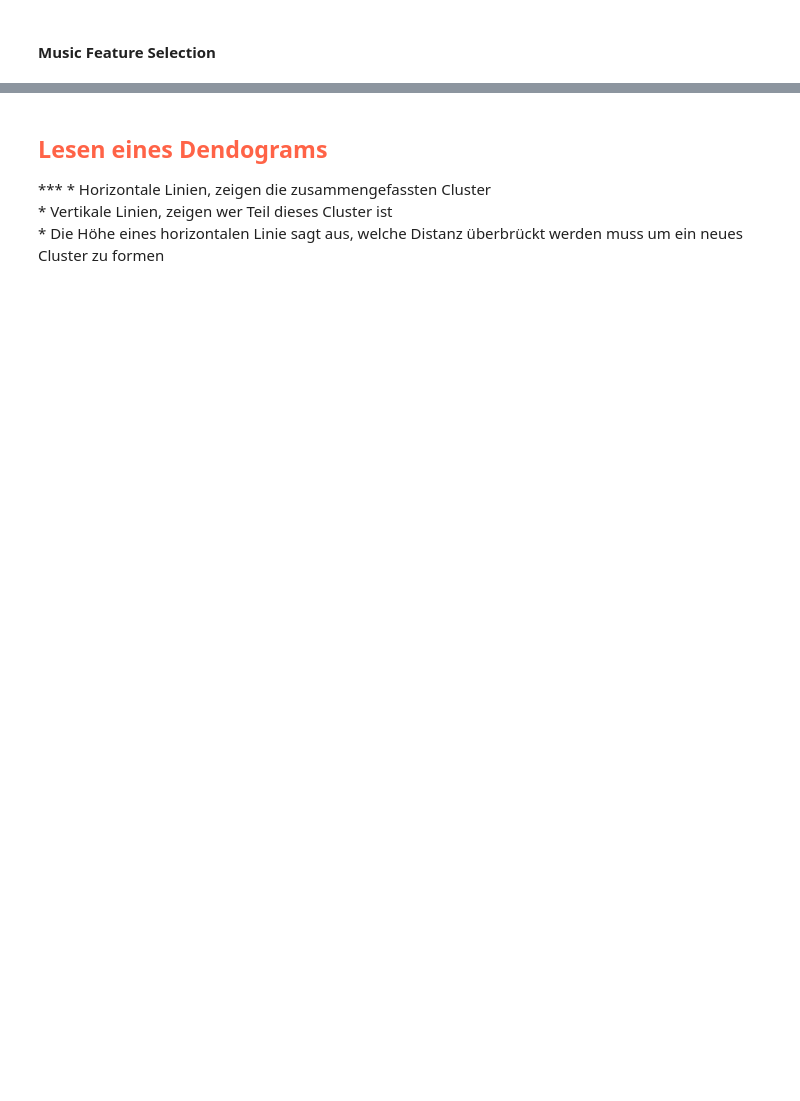
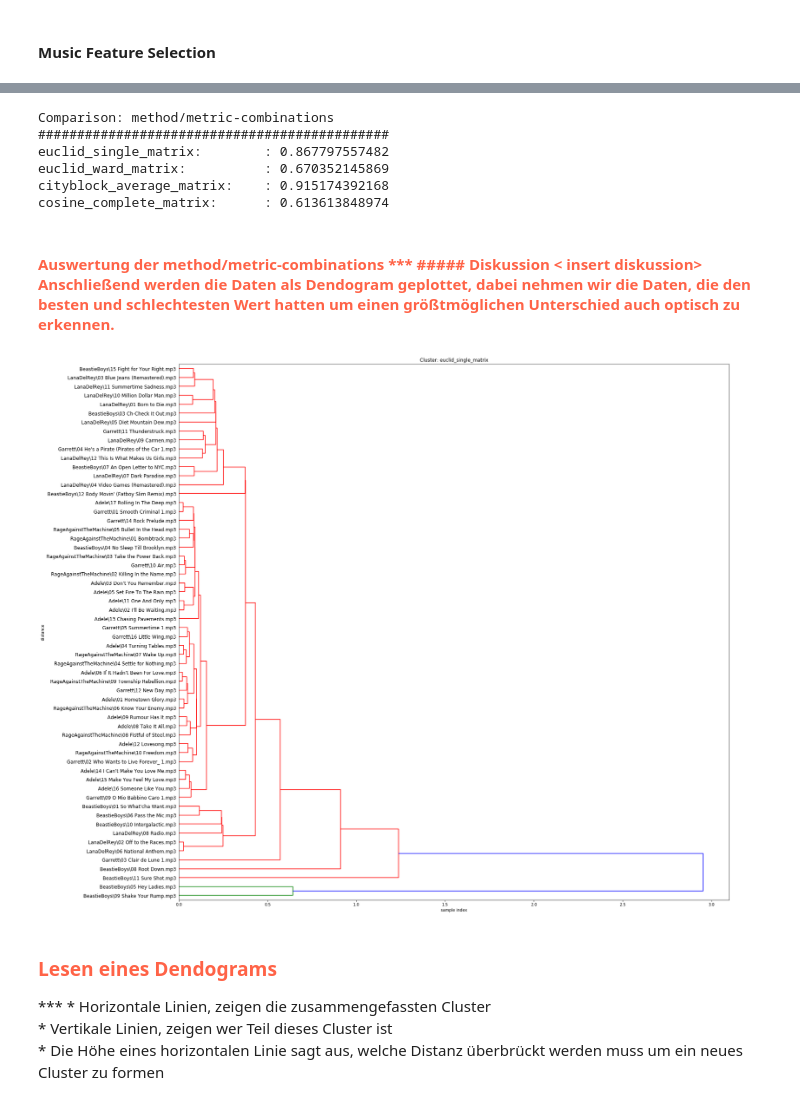
Before and after one commit to danielrotaermel/data-mining, a Jupyter notebook: VersuchMusicClustering.ipynb, the cells around one changed output, grey strips where cells are left out. Saved outputs shown, nothing was run; the diff lists cells and outputs as text; code cells hidden in the pictures; blank space fills up the shorter version.

Commit message:
cluster almost final (data missing) changed some visual stuff

```diff
--- a/VersuchMusicClustering.ipynb
+++ b/VersuchMusicClustering.ipynb
@@ -773,0 +732,60 @@ plt.show()
+# %%
+# generate the linkage matrices with different metric/method combinations
+# https://docs.scipy.org/doc/scipy/reference/generated/scipy.cluster.hierarchy.linkage.html
+euclid_single_matrix = linkage(cluster_data, 'single')
+
+euclid_ward_matrix = linkage(cluster_data, 'ward', metric="euclidean")
+
+cityblock_average_matrix = linkage(cluster_data, 'average', metric="cityblock")
+
+cosine_complete_matrix = linkage(cluster_data, 'complete', metric="cosine")
+
+
+# This compares (correlates) the actual pairwise distances of all your samples to those implied
+# by the hierarchical clustering. The closer the value is to 1,
+# the better the clustering preserves the original distances.
+compare1, coph_dists = cophenet(euclid_single_matrix, pdist(cluster_data))
+compare2, coph_dists = cophenet(euclid_ward_matrix, pdist(cluster_data))
+compare3, coph_dists = cophenet(cityblock_average_matrix, pdist(cluster_data))
+compare4, coph_dists = cophenet(cosine_complete_matrix, pdist(cluster_data))
+
+comparison = [("euclid_single_matrix: ", compare1), ( "euclid_ward_matrix: ", compare2),
+                ("cityblock_average_matrix: ", compare3), ("cosine_complete_matrix: ", compare4)]
+
+print '\nComparison: method/metric-combinations'
+print '#############################################'
+for k,v in comparison: print '%-27s ' % k ,':', '%14s ' % v,'\n',
+# %% [output]
+Comparison: method/metric-combinations
+#############################################
+euclid_single_matrix:        : 0.867797557482
+euclid_ward_matrix:          : 0.670352145869
+cityblock_average_matrix:    : 0.915174392168
+cosine_complete_matrix:      : 0.613613848974
+# %% [markdown]
+<h4 style="color:#FF6347"> Auswertung der method/metric-combinations </h1>
+***
+##### Diskussion
+< insert diskussion>
+Anschließend werden die Daten als Dendogram geplottet, dabei nehmen wir die Daten, die den besten und schlechtesten Wert hatten um einen größtmöglichen Unterschied auch optisch zu erkennen.
+# %%
+# Z[i] tells in which i-th iteration the clusters where merged
+# format [indices1, indices2, distant, sample_count]
+# print Z[0]
+# Z contains 150 Samples indices 0 - 149, every new clusters is now part of Z
+
+# calculate full dendrogram
+plt.figure(figsize=(25, 25))
+plt.title('Cluster: euclid_single_matrix')
+plt.xlabel('sample index')
+plt.ylabel('distance')
+dendrogram(
+    euclid_single_matrix,
+    labels=labels,
+    #leaf_rotation=90.,  # rotates the x axis labels
+    leaf_font_size=12.,  # font size for the x axis labels
+    orientation = "right"
+)
+plt.show()
+# %% [output]
+[figure, added]
@@ -774,5 +806,5 @@ plt.show()
 # %% [markdown]
-<h2 style="color:#FF6347"> Lesen eines Dendograms </h2>
+<h3 style="color:#FF6347"> Lesen eines Dendograms </h3>
 ***
 * Horizontale Linien, zeigen die zusammengefassten Cluster<br>
 * Vertikale Linien, zeigen wer Teil dieses Cluster ist<br>
```
Also changed, not shown: parts of 10 cells of this notebook.
